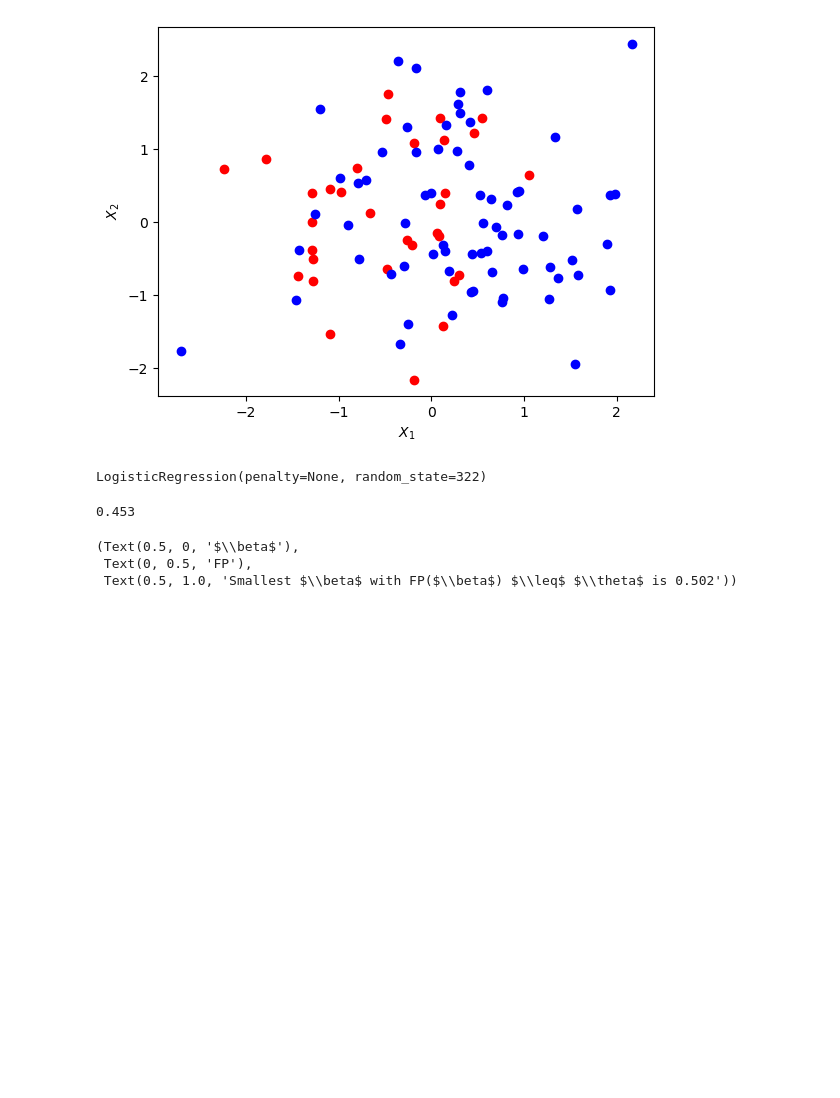
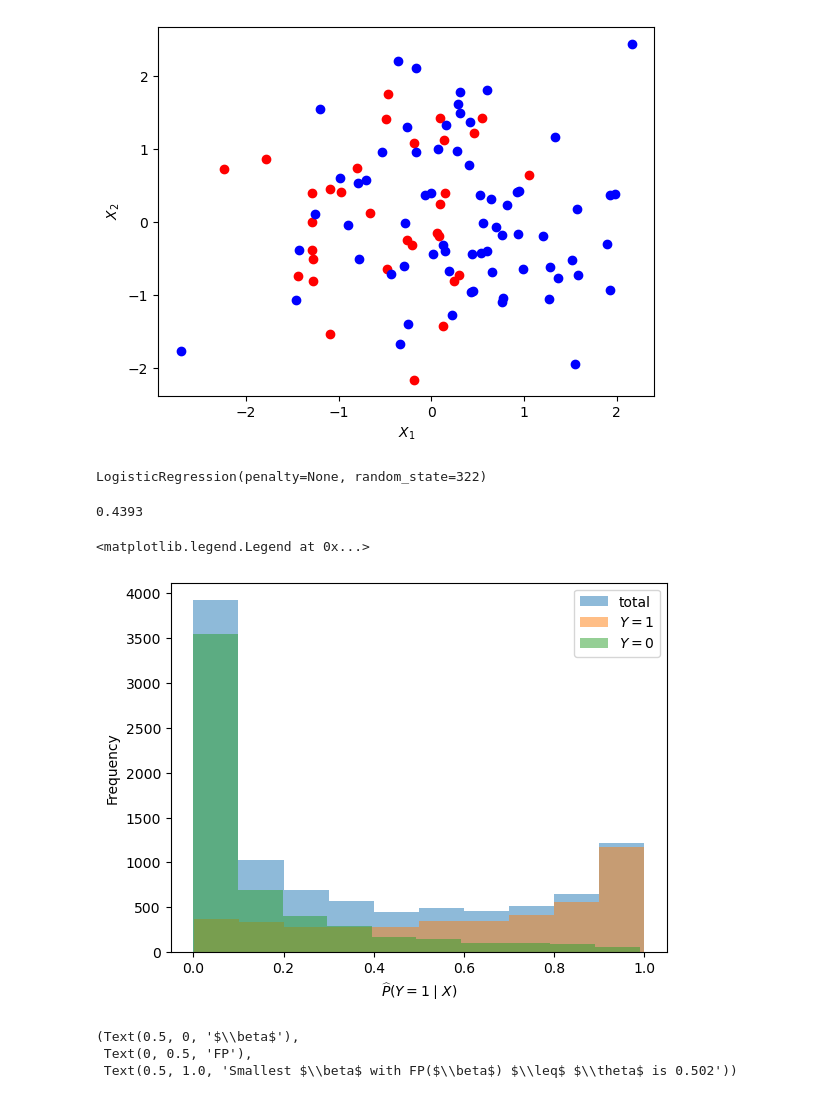
Before and after one commit to neilzxu/active-rcps, a Jupyter notebook: risk_control.ipynb, the cells around one changed output. Saved outputs shown, nothing was run; the diff lists cells and outputs as text; code cells hidden in the pictures; blank space fills up the shorter version.

```diff
--- a/risk_control.ipynb
+++ b/risk_control.ipynb
@@ -45,14 +45,26 @@ learned_model = sklm.LogisticRegression(penalty=None, random_state=seed)
 learned_model.fit(train_X, train_Y)
 # %% [output]
 LogisticRegression(penalty=None, random_state=322)
+# %%
+test_n=10000
 # %%
-test_Y, test_X, _, _ = gen_logit_data(beta=np.concatenate([true_coef, np.array(true_bias).reshape(-1)]), n=1000, seed=seed + 1)
+test_Y, test_X, _, _ = gen_logit_data(beta=np.concatenate([true_coef, np.array(true_bias).reshape(-1)]), n=test_n, seed=seed + 1)
 # %%
 print(np.sum(test_Y) / len(test_Y))
 # %% [output]
-0.453
+0.4393
 # %%
 learned_prob = learned_model.predict_proba(test_X)
+# %%
+fig, ax = plt.figure(), plt.gca()
+ax.hist(learned_prob[:, 1], label='total', alpha=0.5)
+ax.hist(learned_prob[test_Y == 1, 1], label='$Y = 1$', alpha=0.5)
+ax.hist(learned_prob[test_Y == 0, 1], label='$Y = 0$', alpha=0.5)
+ax.set_xlabel('$\widehat{P}(Y = 1 \mid X)$'), ax.set_ylabel('Frequency')
+ax.legend()
+# %% [output]
+<matplotlib.legend.Legend at 0x...>
+[figure, added]
 # %%
 mc_Y, mc_X, _, _ = gen_logit_data(beta=np.concatenate([true_coef, np.array(true_bias).reshape(-1)]), n=100000, seed=seed + 2)
 mc_probs = learned_model.predict_proba(mc_X)
```
Also changed, not shown: parts of 26 cells of this notebook, 3 other files.
